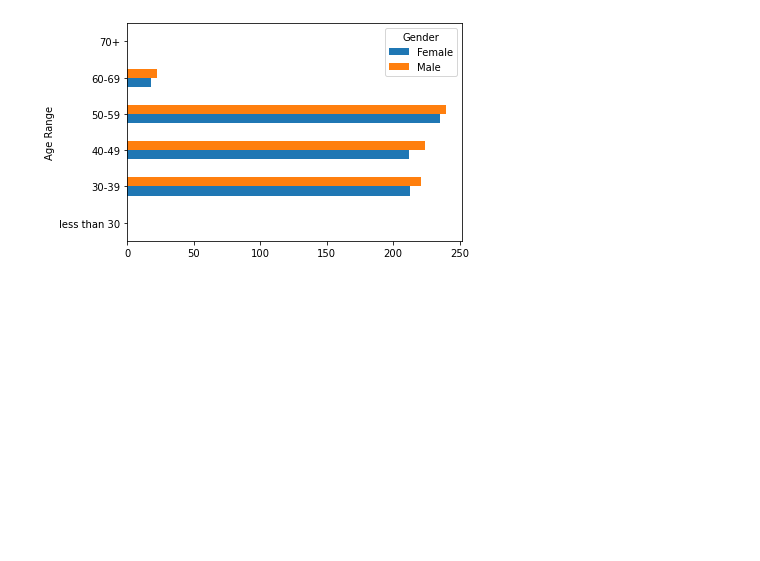
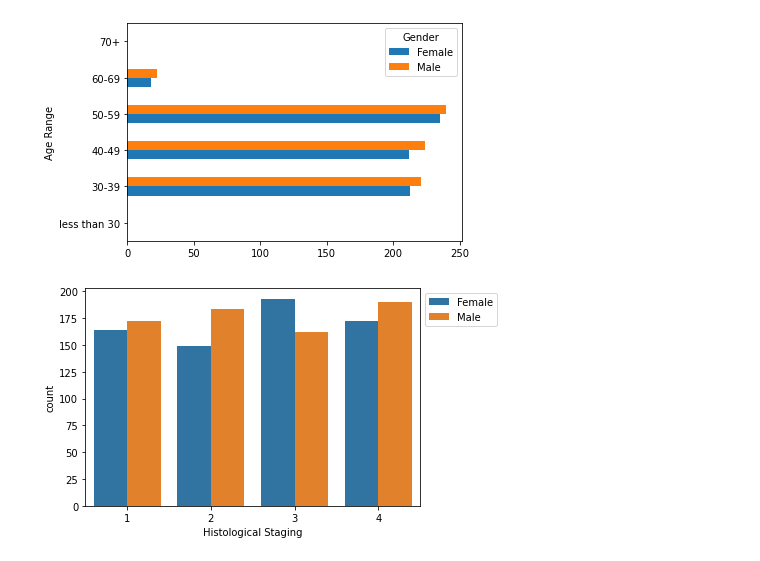
Before and after one commit to phganh/HCVpatientsDatasetVisualization-JupyterNotebook, a Jupyter notebook: projectReport1.ipynb, the cells around one changed output. Drawn from its saved outputs; the diff is of its cells as text; code cells hidden in the pictures; blank space fills up the shorter version.

```diff
--- a/projectReport1.ipynb
+++ b/projectReport1.ipynb
@@ -213,3 +213,11 @@ ageRgen.size().unstack().plot(kind='barh')
 # %% [output]
 <matplotlib.axes._subplots.AxesSubplot at 0x...>
 [figure]
+# %%
+#Baseline Histological Staging across each gender
+sns.countplot(x=data['Baseline Histological Staging'], hue=dataC['Gender'])
+plt.xlabel('Histological Staging')
+plt.legend(bbox_to_anchor=(1,1))
+plt.show()
+# %% [output]
+[figure, added]
```
